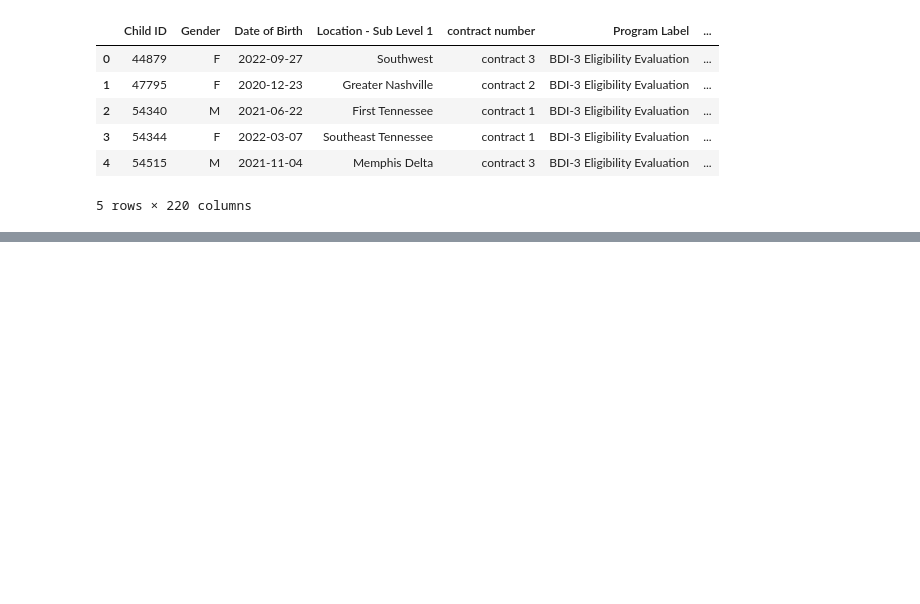
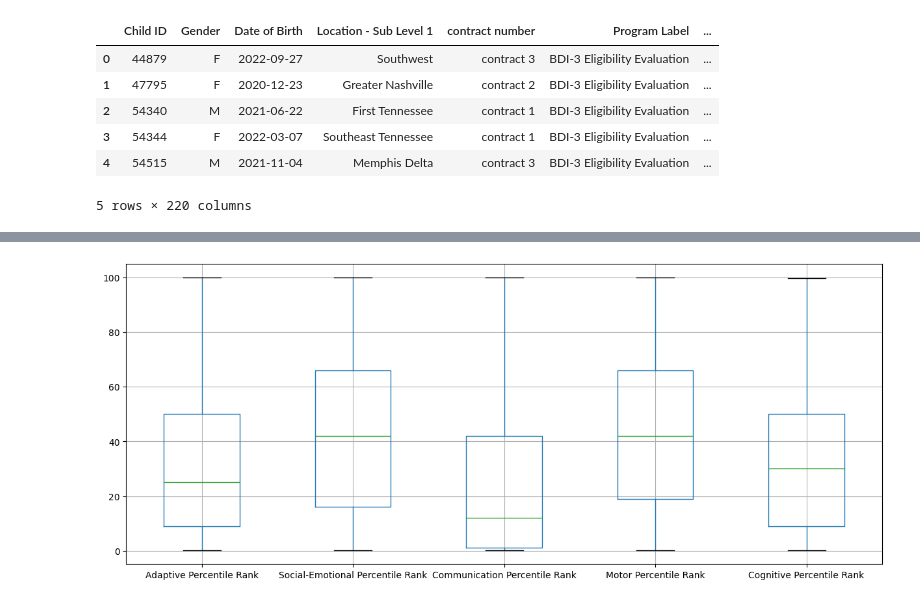
Before and after one commit to NSS-Data-Analytics-Cohort-17/partner-project-japan, a Jupyter notebook: partner_project_Tom_Herbold.ipynb, the cells around one changed output, grey strips where cells are left out. Drawn from its saved outputs; the diff is of its cells as text; code cells hidden in the pictures; blank space fills up the shorter version.

```diff
--- a/partner_project_Tom_Herbold.ipynb
+++ b/partner_project_Tom_Herbold.ipynb
@@ -49,0 +478,10 @@ CBI_milestone_df = CBI_df[CBI_df['Program Label'] == 'BDI-3 Milestone or Exit Ev
+# %%
+plt.figure(figsize=(15, 6))
+CBI_eligible_df[['Adaptive Percentile Rank',
+        'Social-Emotional Percentile Rank',
+        'Communication Percentile Rank',
+        'Motor Percentile Rank',
+        'Cognitive Percentile Rank']].boxplot()
+plt.show()
+# %% [output]
+[figure, added]
```
Also changed, not shown: parts of 121 cells of this notebook, 2 other files.
